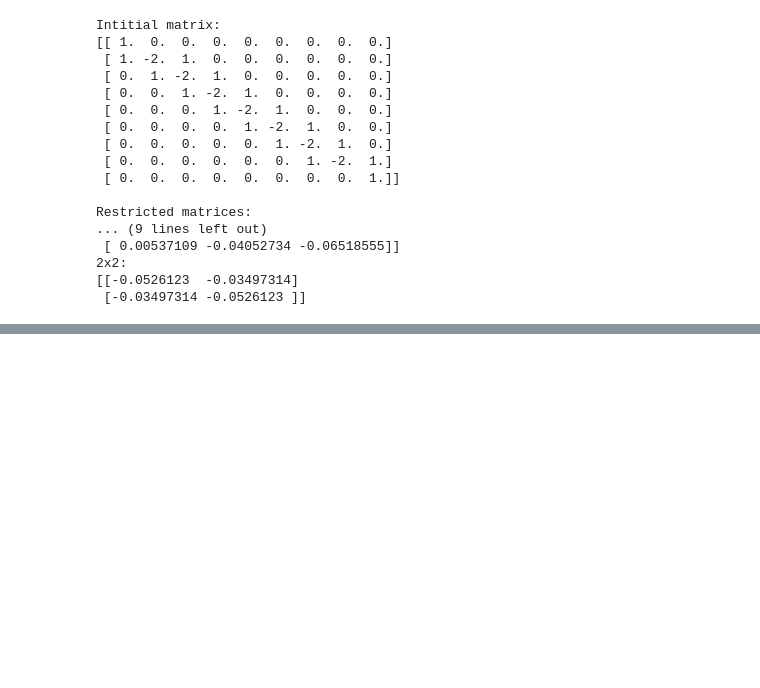
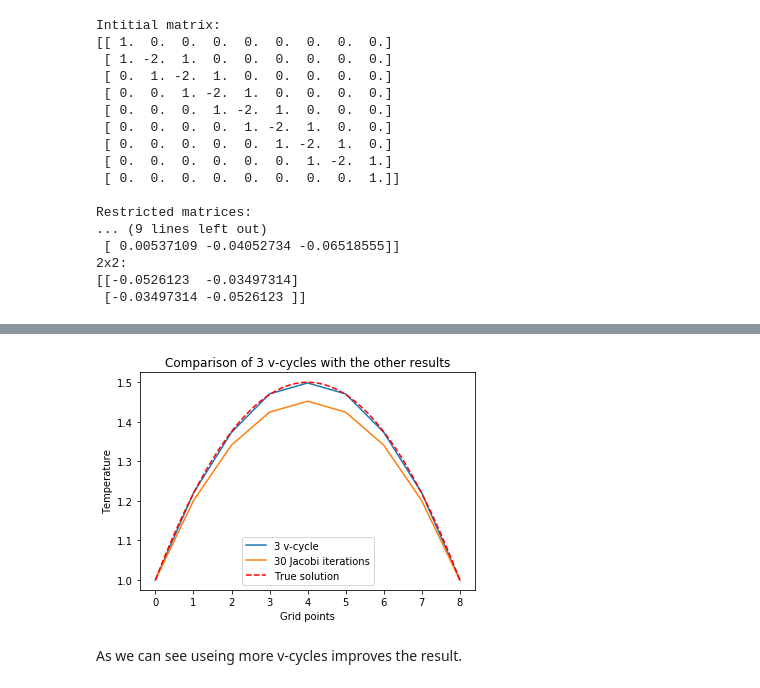
Before and after one commit to hluedemann/FundamentalsSimulationMethods, a Jupyter notebook: exercise6/hauke/diffusion1.ipynb, the cells around one changed output, grey strips where cells are left out. Drawn from its saved outputs; the diff is of its cells as text; code cells hidden in the pictures; blank space fills up the shorter version.

```diff
--- a/exercise6/hauke/diffusion1.ipynb
+++ b/exercise6/hauke/diffusion1.ipynb
@@ -337,0 +385,27 @@ for _ in range(10):
+# %%
+# Multiple v-cycles
+
+# inhomgeneity
+b = (-4*np.ones(N+1)+5*np.identity(N+1)[0,:]+5*np.identity(N+1)[-1,:])
+b[1:-1] /= N**2
+
+# Performe one v-cycle
+v_cycle_3 = np.ones(N+1)
+
+for _ in range(3):
+    v_cycle_3 = v_cycle(v_cycle_3, b)
+# %%
+# Compare the result with the previous parts
+
+plt.xlabel("Grid points")
+plt.ylabel("Temperature")
+plt.title("Comparison of 3 v-cycles with the other results")
+plt.plot(range(N+1), v_cycle_3, label="3 v-cycle")
+plt.plot(range(N+1), jacobi_result_30, label="30 Jacobi iterations")
+plt.plot(N/1000*np.linspace(0, 1000, num=1001), solution_1000, 'r--', label="True solution")
+plt.legend()
+plt.show()
+# %% [output]
+[figure, added]
+# %% [markdown]
+As we can see useing more v-cycles improves the result.
```
Also changed, not shown: parts of 16 cells of this notebook.
